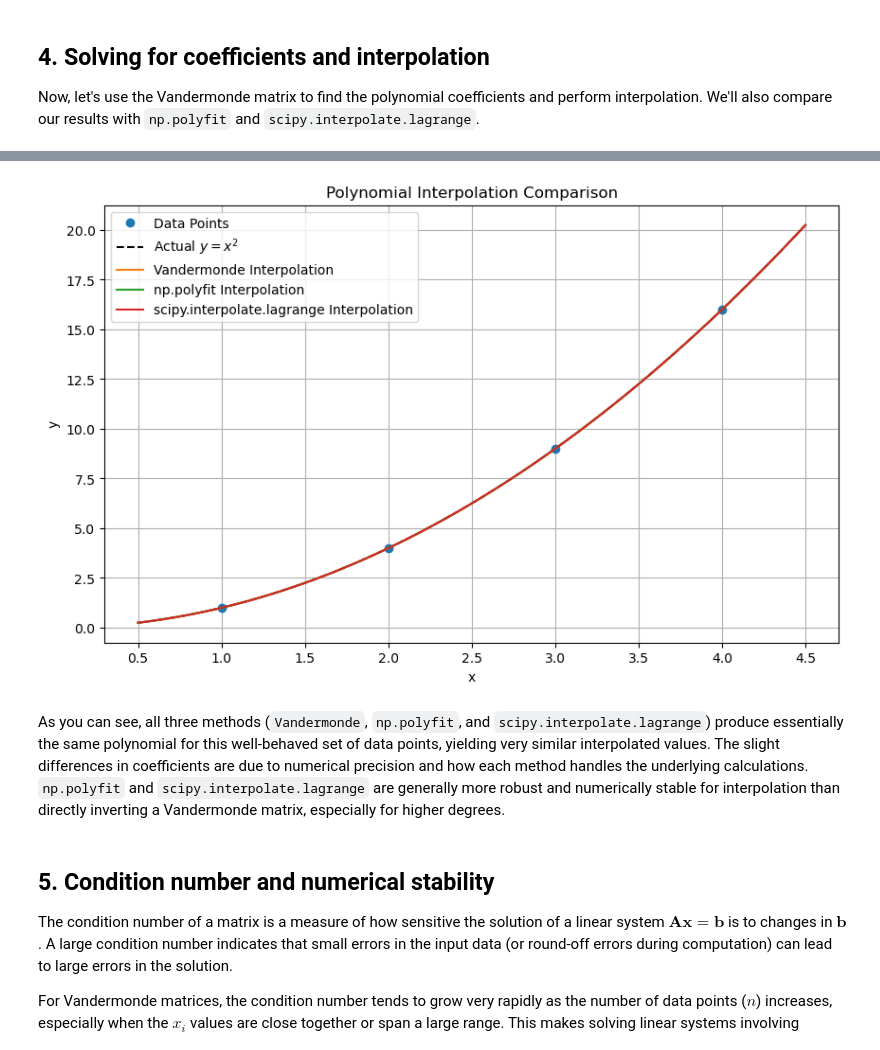
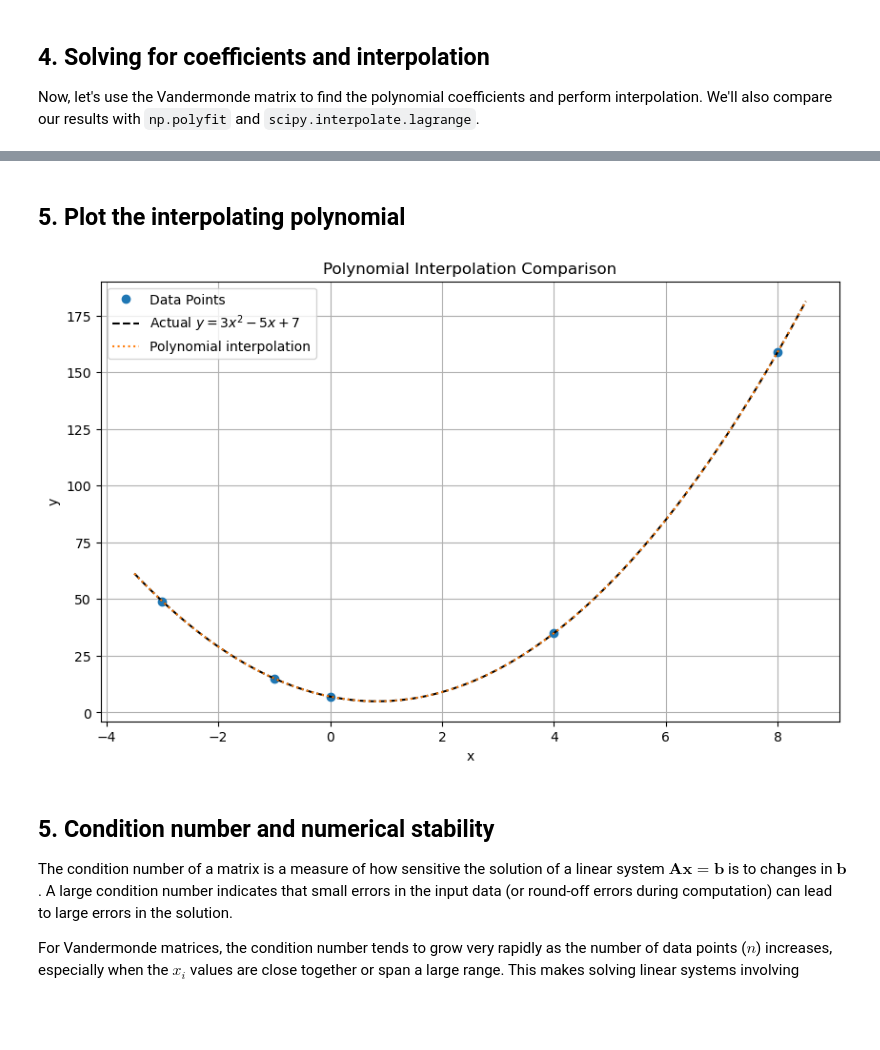
Before and after one commit to diegoandresalvarez/metodosnumericos, a Jupyter notebook: codigo/03_interpolacion/interpolation_vandermonde.ipynb, the cells around one changed output, grey strips where cells are left out. Cells and saved outputs as stored; diff of their text form; code cells hidden in the pictures; blank space fills up the shorter version.

```diff
--- a/codigo/03_interpolacion/interpolation_vandermonde.ipynb
+++ b/codigo/03_interpolacion/interpolation_vandermonde.ipynb
@@ -321,27 +266,31 @@ Actual (y=x^2): 6.25
+# %% [markdown]
+## 5. Plot the interpolating polynomial
 # %%
 # Let's plot the interpolated polynomials
 import matplotlib.pyplot as plt
 
-x_range = np.linspace(min(x_data_interp) - 0.5, max(x_data_interp) + 0.5, 100)
-y_actual = x_range**2
+x = np.array([-3, -1, 0, 4, 8])
+y = 3*x**2 - 5*x + 7
+
+xx = np.linspace(min(x) - 0.5, max(x) + 0.5, 100)
+yy = 3*xx**2 - 5*xx + 7
+
+# Calculate the interpolating polynomial
+lagrange_poly = lagrange(x, y)
 
 plt.figure(figsize=(10, 6))
-plt.plot(x_data_interp, y_data_interp, 'o', label='Data Points')
-plt.plot(x_range, y_actual, 'k--', label='Actual $y=x^2$')
-plt.plot(x_range, interpolate_vandermonde(x_range, vandermonde_coeffs), label='Vandermonde Interpolation')
-plt.plot(x_range, np.polyval(polyfit_coeffs, x_range), label='np.polyfit Interpolation')
-plt.plot(x_range, lagrange_poly(x_range), label='scipy.interpolate.lagrange Interpolation')
+plt.plot(x, y, 'o', label='Data Points')
+plt.plot(xx, yy, 'k--', label='Actual $y=3x^2 - 5x + 7$')
+plt.plot(xx, lagrange_poly(xx), ':', label='Polynomial interpolation')
 
 plt.title('Polynomial Interpolation Comparison')
 plt.xlabel('x')
 plt.ylabel('y')
 plt.legend()
 plt.grid(True)
 plt.show()
 # %% [output]
-[figure, old version]
+[figure, new version]
-# %% [markdown]
-As you can see, all three methods (`Vandermonde`, `np.polyfit`, and `scipy.interpolate.lagrange`) produce essentially the same polynomial for this well-behaved set of data points, yielding very similar interpolated values. The slight differences in coefficients are due to numerical precision and how each method handles the underlying calculations. `np.polyfit` and `scipy.interpolate.lagrange` are generally more robust and numerically stable for interpolation than directly inverting a Vandermonde matrix, especially for higher degrees.
 # %% [markdown]
 ## 5. Condition number and numerical stability
 
```
Also changed, not shown: parts of 15 cells of this notebook.
